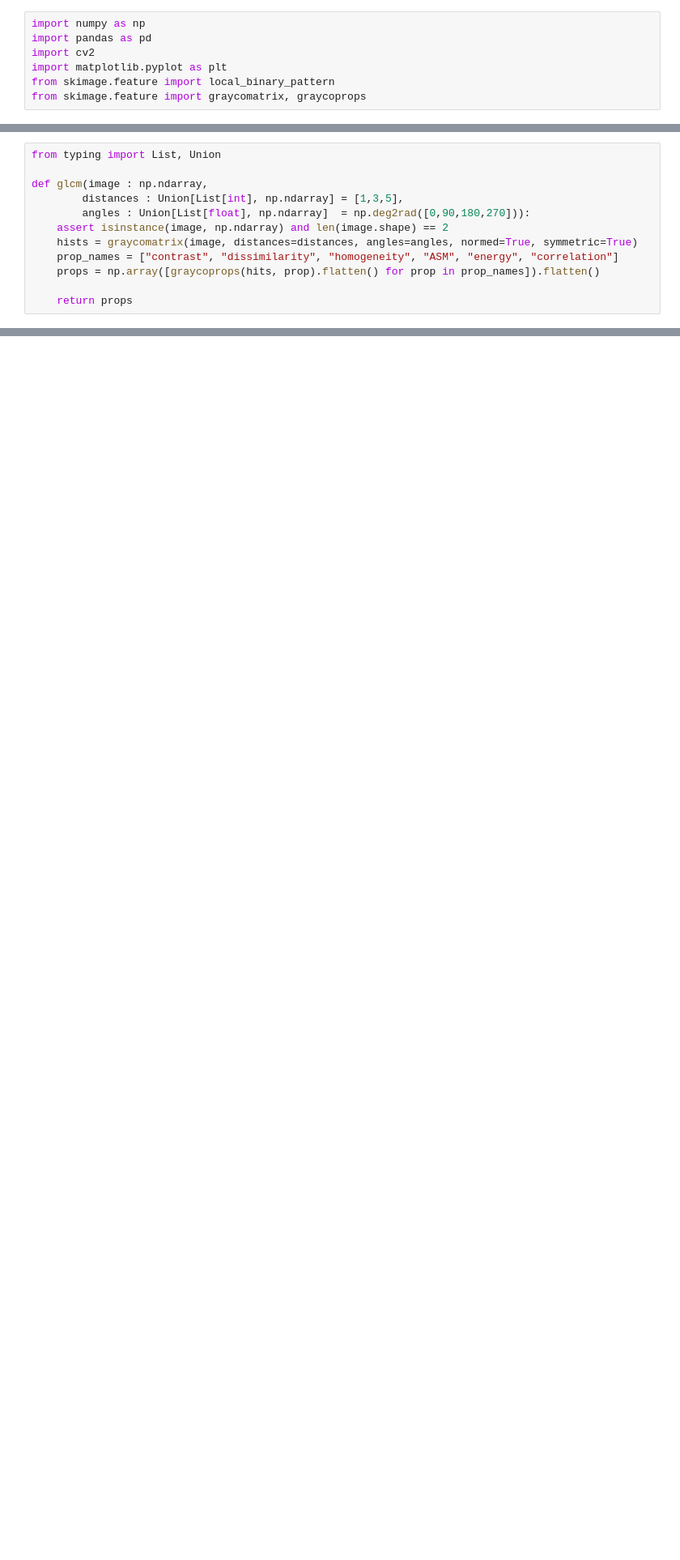
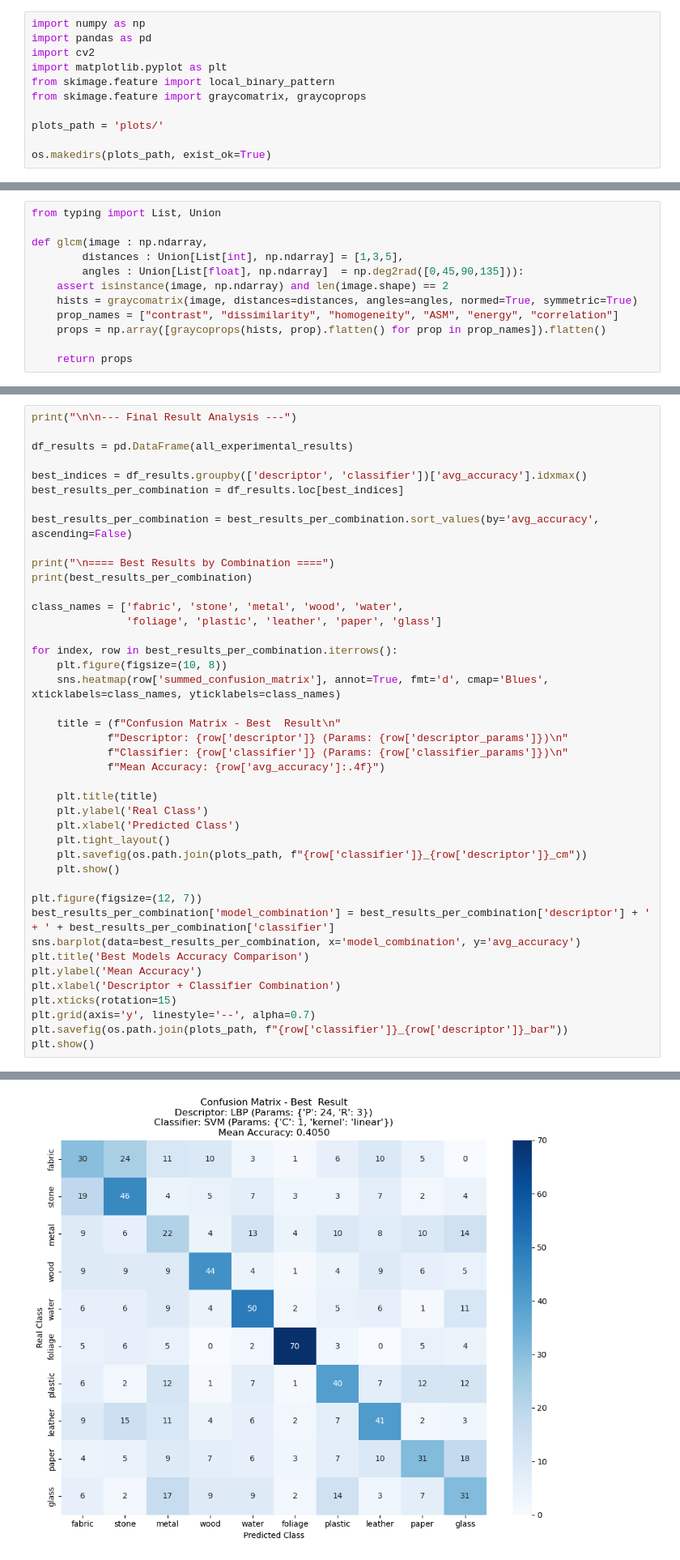
Before and after one commit to GalafassiNAT/trabalho-svm-knn-descritores, a Jupyter notebook: Knn e SVM.ipynb, the cells around one changed output, grey strips where cells are left out. Shown: that part at 81% size. Drawn from its saved outputs; the diff is of its cells as text; blank space fills up the shorter version.

```diff
--- a/Knn e SVM.ipynb
+++ b/Knn e SVM.ipynb
@@ -5,6 +5,10 @@ import cv2
 import matplotlib.pyplot as plt
 from skimage.feature import local_binary_pattern
 from skimage.feature import graycomatrix, graycoprops
+
+plots_path = 'plots/'
+
+os.makedirs(plots_path, exist_ok=True)
 # %%
 def load_label_map(file_path: str):
     """
@@ -55,10 +59,10 @@ from typing import List, Union
 
 def glcm(image : np.ndarray,
         distances : Union[List[int], np.ndarray] = [1,3,5],
-        angles : Union[List[float], np.ndarray]  = np.deg2rad([0,90,180,270])):
+        angles : Union[List[float], np.ndarray]  = np.deg2rad([0,45,90,135])):
     assert isinstance(image, np.ndarray) and len(image.shape) == 2
     hists = graycomatrix(image, distances=distances, angles=angles, normed=True, symmetric=True)
     prop_names = ["contrast", "dissimilarity", "homogeneity", "ASM", "energy", "correlation"]
-    props = np.array([graycoprops(hits, prop).flatten() for prop in prop_names]).flatten()
+    props = np.array([graycoprops(hists, prop).flatten() for prop in prop_names]).flatten()
 
     return props
@@ -64,0 +253,43 @@ def glcm(image : np.ndarray,
+# %%
+print("\n\n--- Final Result Analysis ---")
+
+df_results = pd.DataFrame(all_experimental_results)
+
+best_indices = df_results.groupby(['descriptor', 'classifier'])['avg_accuracy'].idxmax()
+best_results_per_combination = df_results.loc[best_indices]
+
+best_results_per_combination = best_results_per_combination.sort_values(by='avg_accuracy', ascending=False)
+
+print("\n==== Best Results by Combination ====")
+print(best_results_per_combination)
+
+class_names = ['fabric', 'stone', 'metal', 'wood', 'water',
+               'foliage', 'plastic', 'leather', 'paper', 'glass']
+
+for index, row in best_results_per_combination.iterrows():
+    plt.figure(figsize=(10, 8))
+    sns.heatmap(row['summed_confusion_matrix'], annot=True, fmt='d', cmap='Blues', xticklabels=class_names, yticklabels=class_names)
+
+    title = (f"Confusion Matrix - Best  Result\n"
+            f"Descriptor: {row['descriptor']} (Params: {row['descriptor_params']})\n"
+            f"Classifier: {row['classifier']} (Params: {row['classifier_params']})\n"
+            f"Mean Accuracy: {row['avg_accuracy']:.4f}")
+
+    plt.title(title)
+    plt.ylabel('Real Class')
+    plt.xlabel('Predicted Class')
+    plt.tight_layout()
+    plt.savefig(os.path.join(plots_path, f"{row['classifier']}_{row['descriptor']}_cm"))
+    plt.show()
+
+plt.figure(figsize=(12, 7))
+best_results_per_combination['model_combination'] = best_results_per_combination['descriptor'] + ' + ' + best_results_per_combination['classifier']
+sns.barplot(data=best_results_per_combination, x='model_combination', y='avg_accuracy')
+plt.title('Best Models Accuracy Comparison')
+plt.ylabel('Mean Accuracy')
+plt.xlabel('Descriptor + Classifier Combination')
+plt.xticks(rotation=15)
+plt.grid(axis='y', linestyle='--', alpha=0.7)
+plt.savefig(os.path.join(plots_path, f"{row['classifier']}_{row['descriptor']}_bar"))
+plt.show()
+# %% [output]
@@ -64,0 +316 @@ def glcm(image : np.ndarray,
+[figure, added]
```
Also changed, not shown: parts of 5 cells of this notebook, 5 other files.
